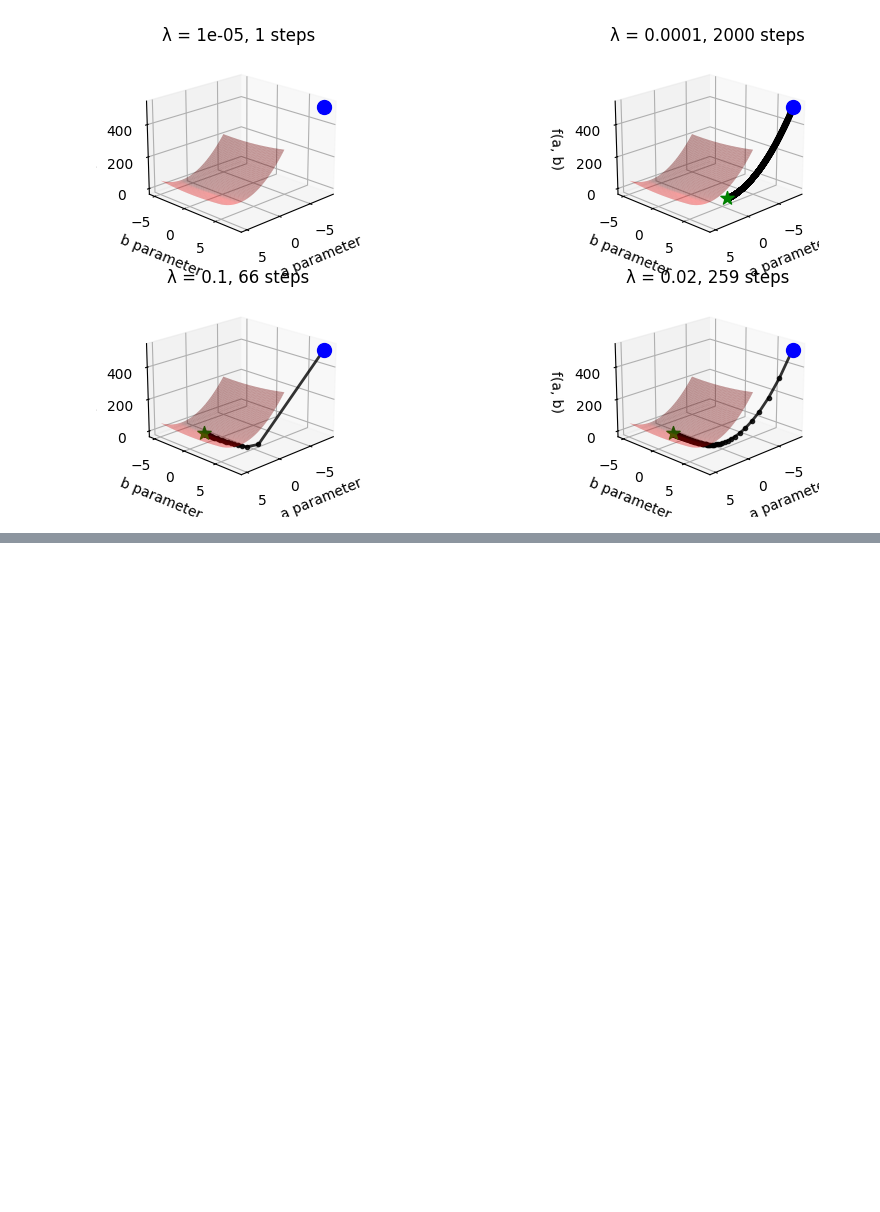
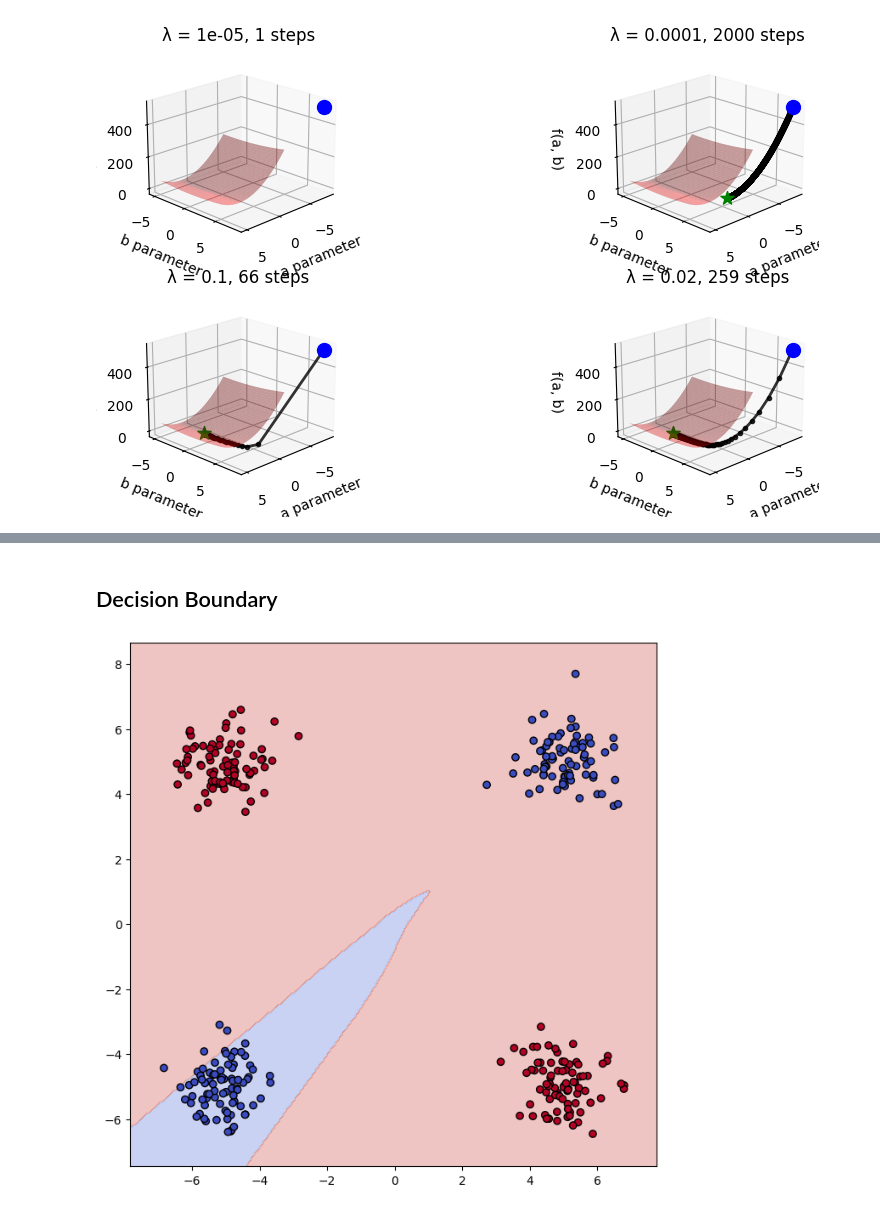
Before and after one commit to Himanshu7921/joanna-ai-coursework, a Jupyter notebook: joanna_ml_classes/09_solving_assignments/example.ipynb, the cells around one changed output, grey strips where cells are left out. Cells and saved outputs as stored; diff of their text form; code cells hidden in the pictures; blank space fills up the shorter version.

```diff
--- a/joanna_ml_classes/09_solving_assignments/example.ipynb
+++ b/joanna_ml_classes/09_solving_assignments/example.ipynb
@@ -178,0 +645,40 @@ Learning rate 0.02: Converged to a = 1.956, b = -0.966 in 259 steps
+# %% [markdown]
+## Decision Boundary
+# %%
+h = 0.05   # grid spacing
+
+x_min, x_max = X[:,0].min() - 1, X[:,0].max() + 1
+y_min, y_max = X[:,1].min() - 1, X[:,1].max() + 1
+
+xx, yy = np.meshgrid(
+    np.arange(x_min, x_max, h),
+    np.arange(y_min, y_max, h)
+)
+grid = np.c_[xx.ravel(), yy.ravel()]
+logits = mlp(grid)
+
+probs = sigmoid_fn(logits)
+preds = np.argmax(probs, axis=1)
+Z = preds.reshape(xx.shape)
+plt.figure(figsize=(8,8))
+
+plt.contourf(
+    xx,
+    yy,
+    Z,
+    alpha=0.3,
+    cmap="coolwarm"
+)
+
+
+plt.scatter(
+    X_train[:,0],
+    X_train[:,1],
+    c=np.argmax(y_train, axis=1),
+    cmap="coolwarm",
+    edgecolors="k"
+)
+
+plt.show()
+# %% [output]
+[figure, added]
```
Also changed, not shown: parts of 26 cells of this notebook.
